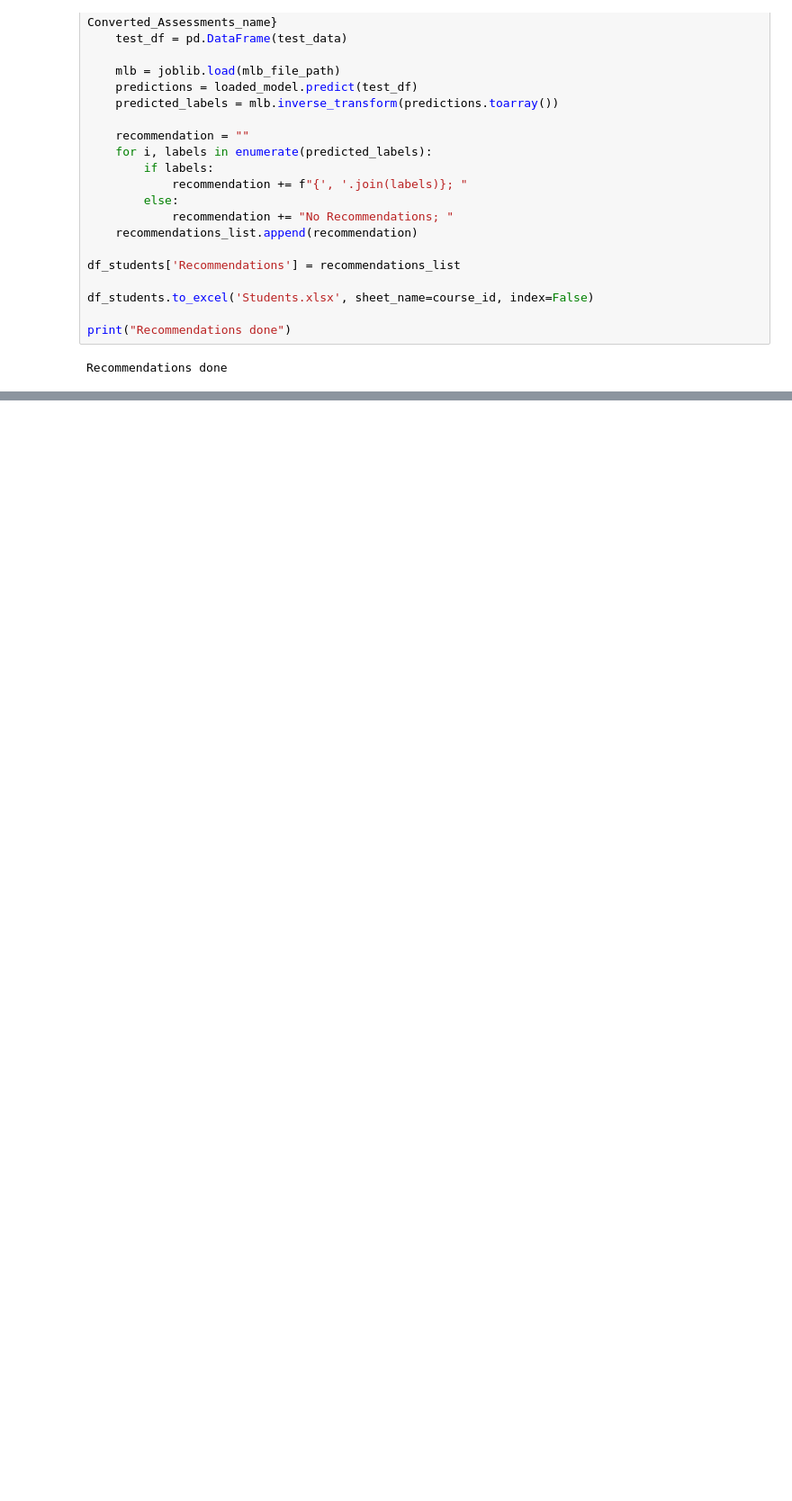
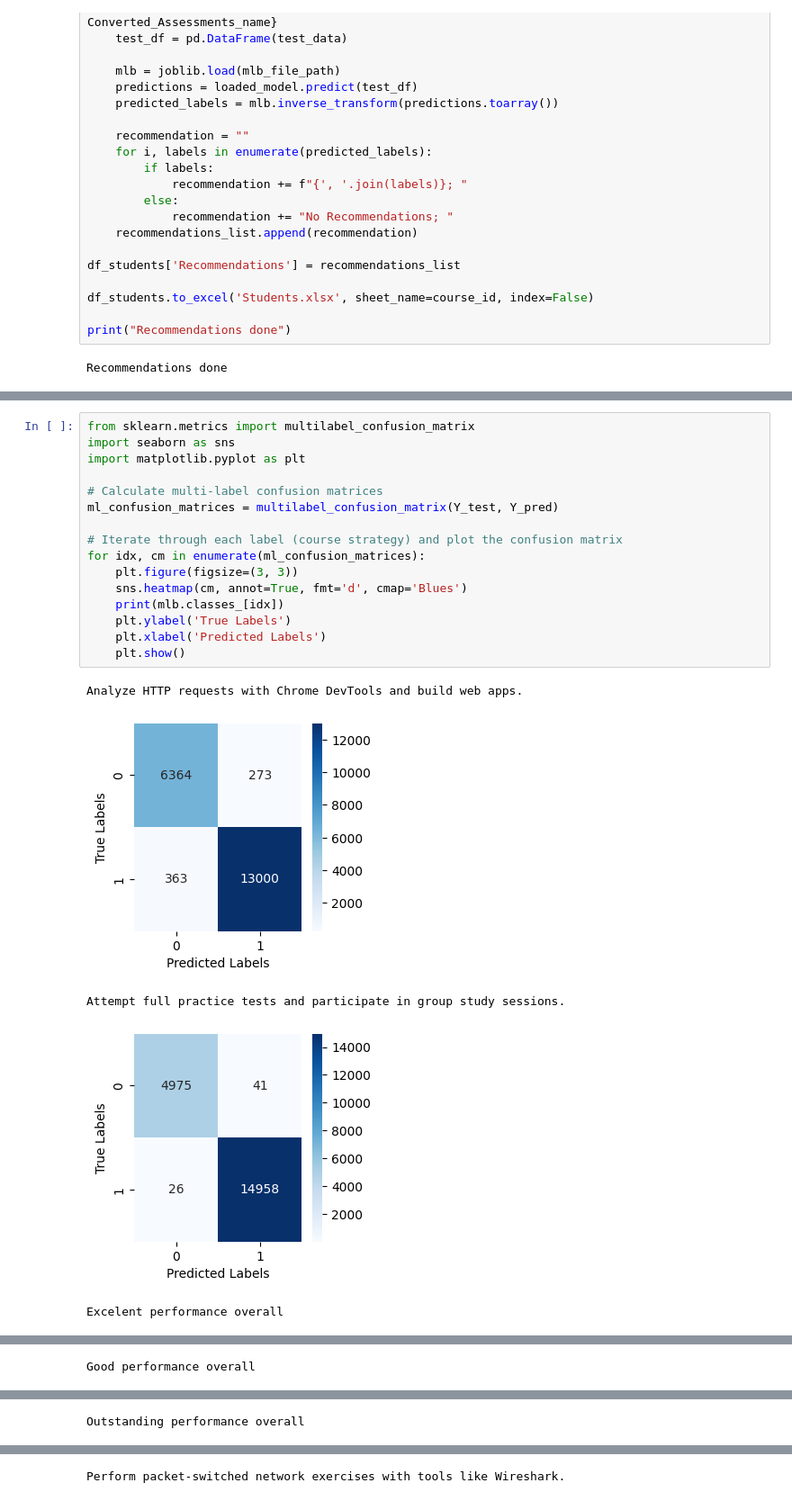
Before and after one commit to Nehal-Khan-29/Upgrade, a Jupyter notebook: Justification Code New.ipynb, the cells around one changed output, grey strips where cells are left out. Shown at 90% size. Cells and saved outputs as stored; diff of their text form; blank space fills up the shorter version.

```diff
--- a/Justification Code New.ipynb
+++ b/Justification Code New.ipynb
@@ -378,0 +388,22 @@ df_test.head()
+# %%
+from sklearn.metrics import multilabel_confusion_matrix
+import seaborn as sns
+import matplotlib.pyplot as plt
+
+# Calculate multi-label confusion matrices
+ml_confusion_matrices = multilabel_confusion_matrix(Y_test, Y_pred)
+
+# Iterate through each label (course strategy) and plot the confusion matrix
+for idx, cm in enumerate(ml_confusion_matrices):
+    plt.figure(figsize=(3, 3))
+    sns.heatmap(cm, annot=True, fmt='d', cmap='Blues')
+    print(mlb.classes_[idx])
+    plt.ylabel('True Labels')
+    plt.xlabel('Predicted Labels')
+    plt.show()
+# %% [output]
+Analyze HTTP requests with Chrome DevTools and build web apps.
+[figure, added]
+Attempt full practice tests and participate in group study sessions.
+[figure, added]
+Excelent performance overall
@@ -378,0 +411 @@ df_test.head()
+Good performance overall
@@ -378,0 +413 @@ df_test.head()
+Outstanding performance overall
@@ -378,0 +415 @@ df_test.head()
+Perform packet-switched network exercises with tools like Wireshark.
```
Also changed, not shown: parts of 6 cells of this notebook.
